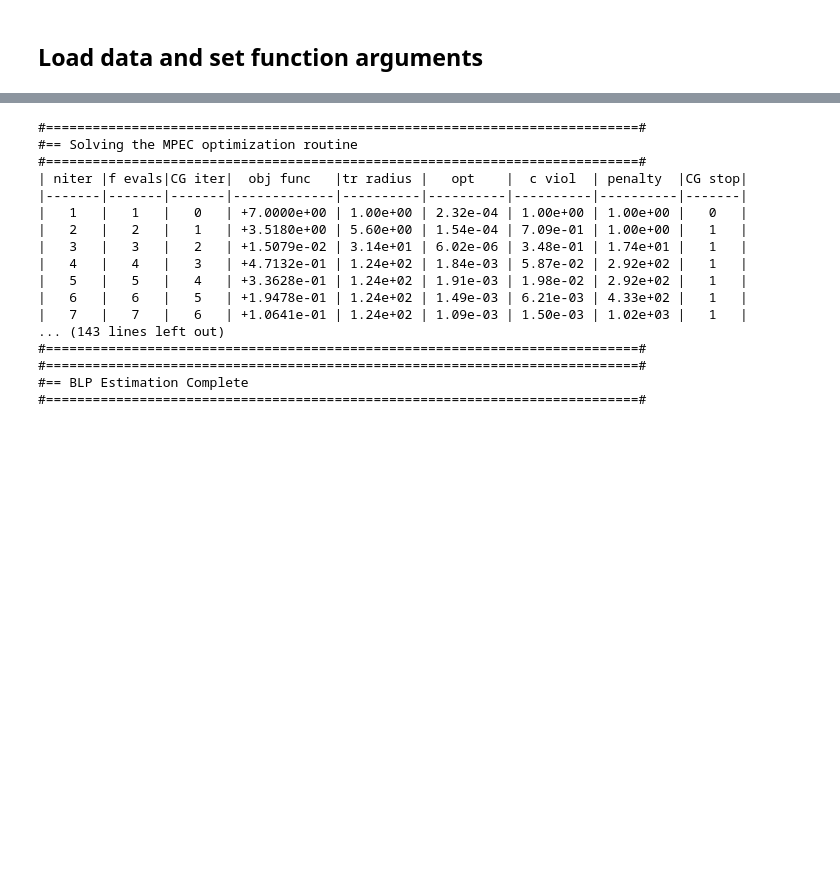
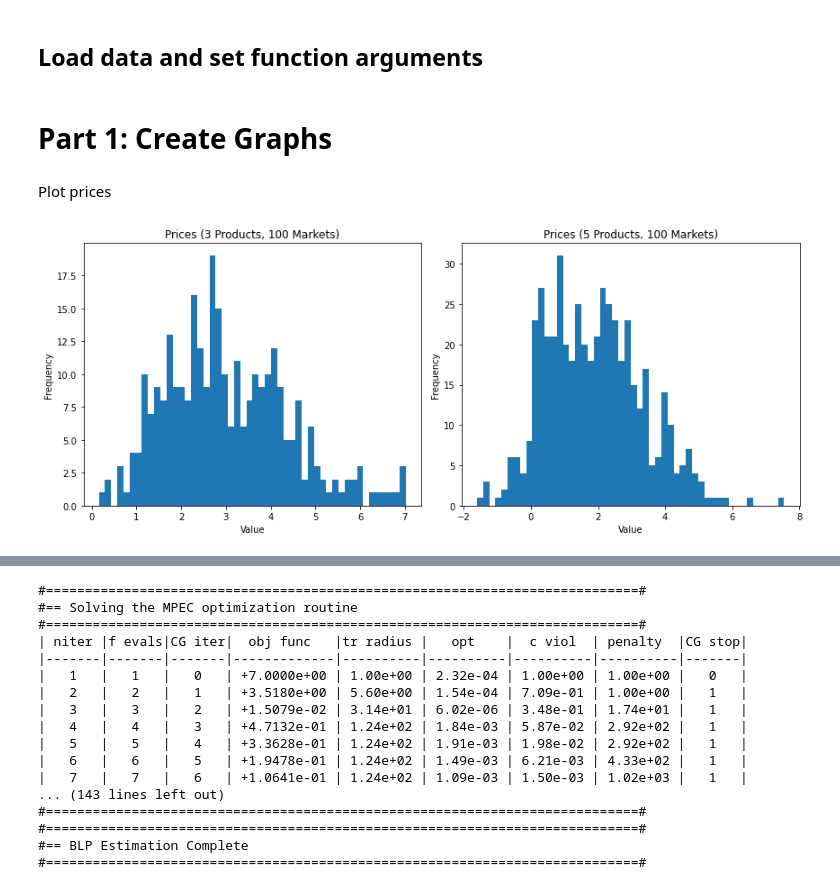
Before and after one commit to RussellMiles310/IO-Problem-Sets, a Jupyter notebook: PS4_submission/run_main.ipynb, the cells around one changed output, grey strips where cells are left out. Cells and saved outputs as stored; diff of their text form; code cells hidden in the pictures; blank space fills up the shorter version.

```diff
--- a/PS4_submission/run_main.ipynb
+++ b/PS4_submission/run_main.ipynb
@@ -14,3 +12,31 @@ sigma_alpha_init = 1.0 #initial guess
 df = df_3p #data
 alphas = alphas_3p #random coefficients on prices
 mode = "demand_side" #demand-side moments only
+# %% [markdown]
+# Part 1: Create Graphs
+# %%
+# Set true parameter values
+beta = (5, 1, 1)
+gamma = (2, 1, 1)
+
+#Draw epsilons
+epsilons_3p = draw_epsilons(alphas_3p)
+epsilons_5p = draw_epsilons(alphas_5p)
+
+# Calculate marginal costs for the firms
+df_3p['mc'] = gamma[0] + gamma[1]*df_3p['w'] + gamma[2]*df_3p['Z'] + df_3p['eta']
+df_5p['mc'] = gamma[0] + gamma[1]*df_5p['w'] + gamma[2]*df_5p['Z'] + df_5p['eta']
+
+# Calculate profits per purchase for the firms
+df_3p['Pi'] = df_3p['P_opt'] - df_3p['mc']
+df_5p['Pi'] = df_5p['P_opt'] - df_5p['mc']
+
+# Calculate consumer welfare
+consumer_welfare_3p = calculate_welfare(df_3p, alphas_3p, beta, epsilons_3p)
+consumer_welfare_5p = calculate_welfare(df_5p, alphas_5p, beta, epsilons_5p)
+# %% [markdown]
+Plot prices
+# %%
+plot_two_histograms(df_3p['P_opt'].values, df_5p['P_opt'].values, bins=50, labels=('Prices (3 Products, 100 Markets)', 'Prices (5 Products, 100 Markets)'))
+# %% [output]
+[figure, added]
```
Also changed, not shown: parts of 14 cells of this notebook, 1 other file.
